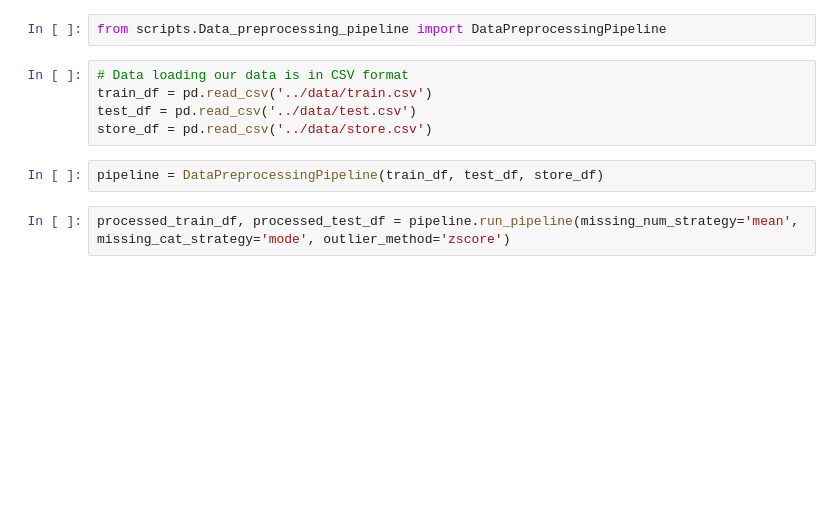
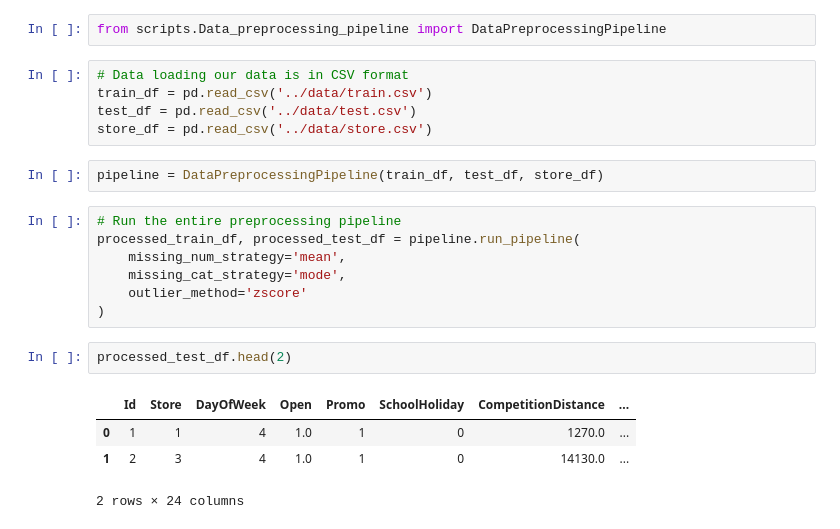
Before and after one commit to getahunTiruneh/rossmann-sales-prediction, a Jupyter notebook: notebook/Prediction_of_store_sales.ipynb, the cells around one changed output. Cells and saved outputs as stored; diff of their text form; blank space fills up the shorter version.

```diff
--- a/notebook/Prediction_of_store_sales.ipynb
+++ b/notebook/Prediction_of_store_sales.ipynb
@@ -25,4 +29,16 @@ store_df = pd.read_csv('../data/store.csv')
 # %%
 pipeline = DataPreprocessingPipeline(train_df, test_df, store_df)
 # %%
-processed_train_df, processed_test_df = pipeline.run_pipeline(missing_num_strategy='mean', missing_cat_strategy='mode', outlier_method='zscore')
+# Run the entire preprocessing pipeline
+processed_train_df, processed_test_df = pipeline.run_pipeline(
+    missing_num_strategy='mean',
+    missing_cat_strategy='mode',
+    outlier_method='zscore'
+)
+# %%
+processed_test_df.head(2)
+# %% [output]
+|  | Id | Store | DayOfWeek | Open | Promo | SchoolHoliday | CompetitionDistance | ... |
+| 0 | 1 | 1 | 4 | 1.0 | 1 | 0 | 1270.0 | ... |
+| 1 | 2 | 3 | 4 | 1.0 | 1 | 0 | 14130.0 | ... |
+2 rows × 24 columns
```
Also changed, not shown: parts of 29 cells of this notebook.
